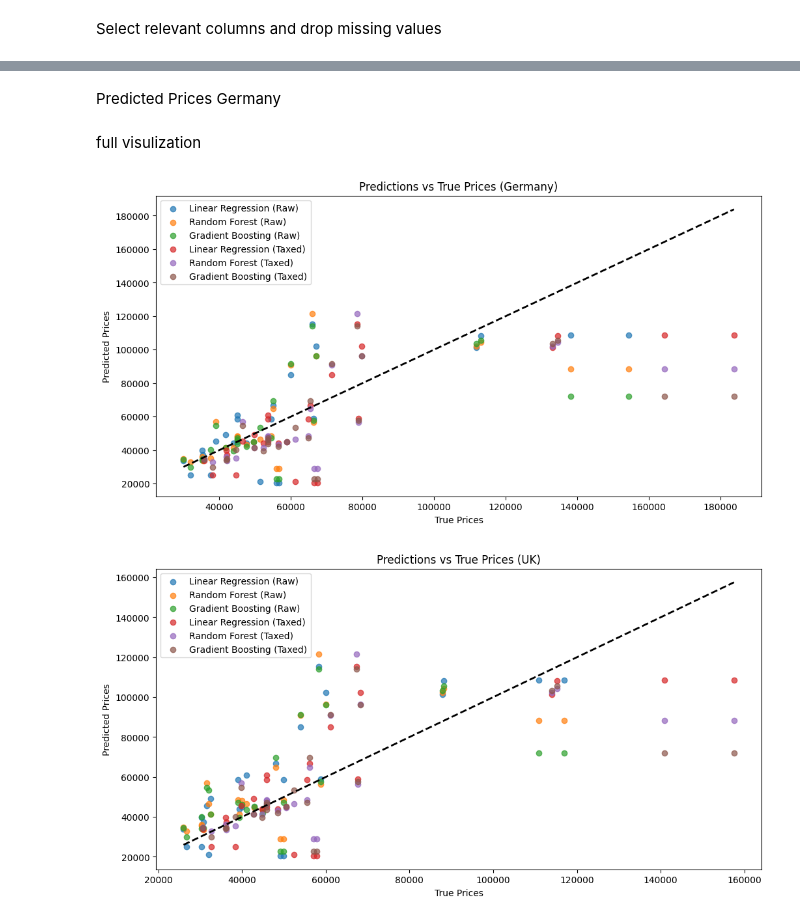
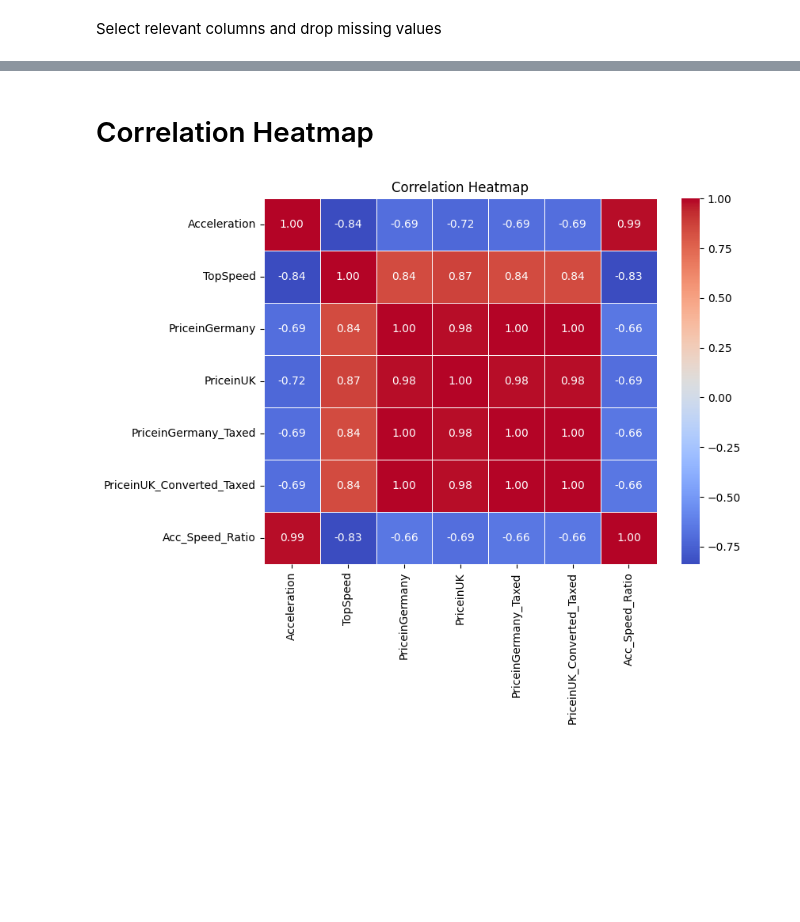
Before and after one commit to Hami4214/EV-car-price-price-prediction-, a Jupyter notebook: Ev_car_prediction.ipynb, the cells around one changed output, grey strips where cells are left out. Drawn from its saved outputs; the diff is of its cells as text; code cells hidden in the pictures; blank space fills up the shorter version.

```diff
--- a/Ev_car_prediction.ipynb
+++ b/Ev_car_prediction.ipynb
@@ -45 +54,3 @@ cleaned_data = data[['Acceleration', 'TopSpeed', 'PriceinGermany', 'PriceinUK',
+# %%
+cleaned_data['Acc_Speed_Ratio'] = cleaned_data['Acceleration'] / cleaned_data['TopSpeed']
 # %% [markdown]
@@ -236,37 +80,9 @@ plt.show()
-# %% [markdown]
-Predicted Prices Germany
-# %% [markdown]
-full visulization
-# %%
-# Step 1: Visualize predictions for Germany (Raw and Taxed)
-def visualize_predictions(y_test_raw, y_test_taxed, X_test_raw, X_test_taxed, label):
-    plt.figure(figsize=(12, 6))
-
-    # Plot for raw prices
-    plt.scatter(y_test_raw, linear_model.predict(X_test_raw), label=f'Linear Regression (Raw)', alpha=0.7)
-    plt.scatter(y_test_raw, random_forest.predict(X_test_raw), label=f'Random Forest (Raw)', alpha=0.7)
-    plt.scatter(y_test_raw, gradient_boosting.predict(X_test_raw), label=f'Gradient Boosting (Raw)', alpha=0.7)
-
-    # Plot for taxed prices
-    plt.scatter(y_test_taxed, linear_model.predict(X_test_taxed), label=f'Linear Regression (Taxed)', alpha=0.7)
-    plt.scatter(y_test_taxed, random_forest.predict(X_test_taxed), label=f'Random Forest (Taxed)', alpha=0.7)
-    plt.scatter(y_test_taxed, gradient_boosting.predict(X_test_taxed), label=f'Gradient Boosting (Taxed)', alpha=0.7)
-
-    # Add diagonal line for reference
-    all_prices = pd.concat([y_test_raw, y_test_taxed])
-    plt.plot([all_prices.min(), all_prices.max()], [all_prices.min(), all_prices.max()], 'k--', lw=2)
-
-    plt.xlabel('True Prices')
-    plt.ylabel('Predicted Prices')
-    plt.title(f'Predictions vs True Prices ({label})')
-    plt.legend()
-    plt.show()
-
-# Visualize for Germany
-visualize_predictions(y_test_raw_germany, y_test_taxed_germany, X_test_raw_germany, X_test_taxed_germany, "Germany")
-
-# Visualize for UK
-visualize_predictions(y_test_raw_uk, y_test_taxed_uk, X_test_raw_uk, X_test_taxed_uk, "UK")
-# %% [output]
-[figure, removed]
-[figure, removed]
+# %% [markdown]
+ # Correlation Heatmap
+# %%
+plt.figure(figsize=(8, 6))
+sns.heatmap(cleaned_data.corr(), annot=True, cmap='coolwarm', fmt=".2f", linewidths=0.5)
+plt.title('Correlation Heatmap')
+plt.show()
+# %% [output]
+[figure, added]
```
Also changed, not shown: parts of 49 cells of this notebook.
